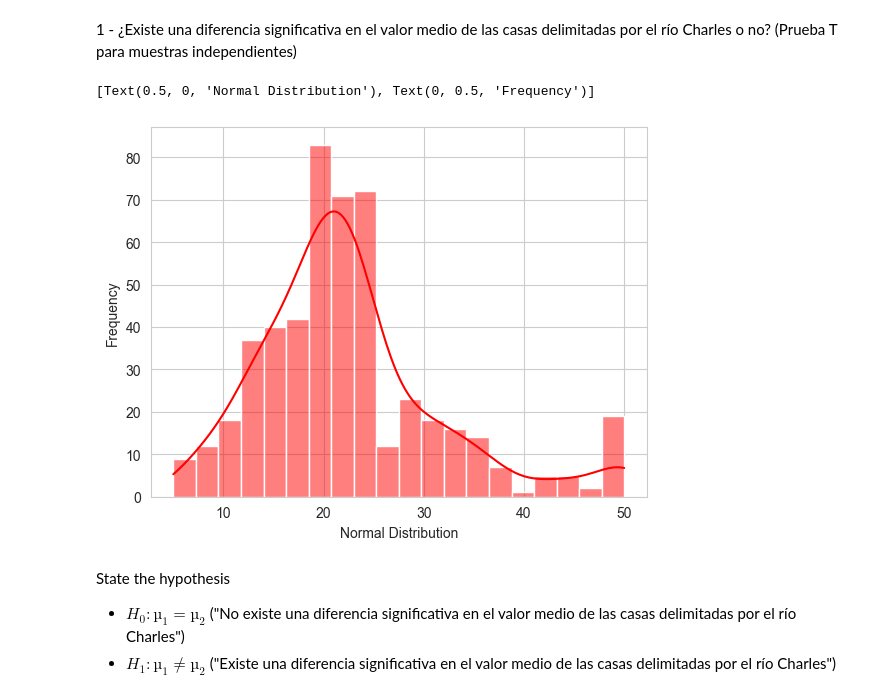
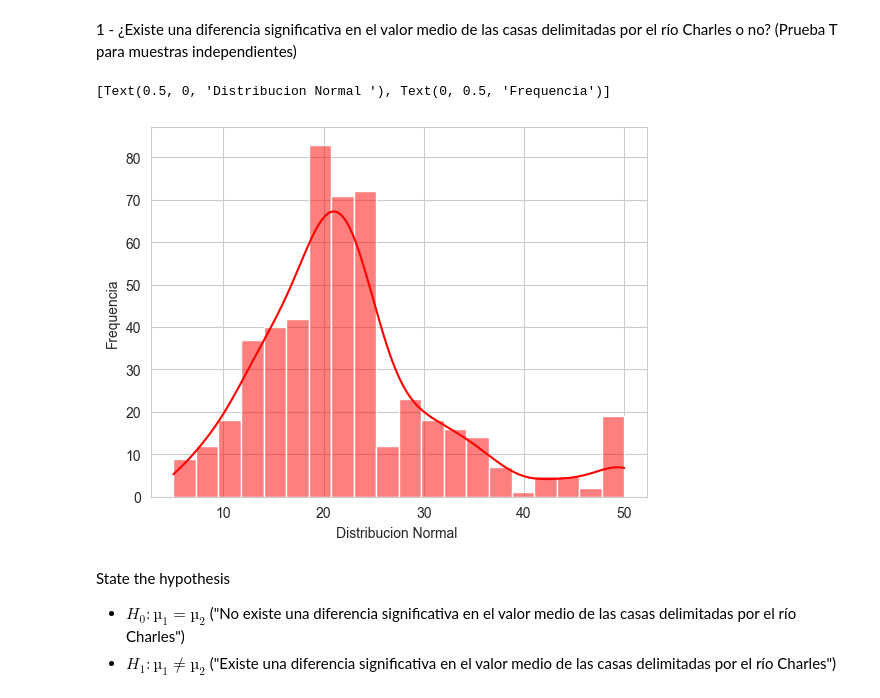
Before and after one commit to gdagatti/Tarea_Modulo7_GermanDagatti, a Jupyter notebook: TP_DAGATTI.ipynb, the cells around one changed output. Saved outputs shown, nothing was run; the diff lists cells and outputs as text; code cells hidden in the pictures.

```diff
--- a/TP_DAGATTI.ipynb
+++ b/TP_DAGATTI.ipynb
@@ -165,12 +179,12 @@ Asegúrese de:
 # %%
 ax = sns.histplot(boston_df['MEDV'],
                   bins=20,
                   kde=True,
                   color='red')
-ax.set(xlabel='Normal Distribution', ylabel='Frequency')
+ax.set(xlabel='Distribucion Normal ', ylabel='Frequencia')
 # %% [output]
-[Text(0.5, 0, 'Normal Distribution'), Text(0, 0.5, 'Frequency')]
+[Text(0.5, 0, 'Distribucion Normal '), Text(0, 0.5, 'Frequencia')]
-[figure, old version]
+[figure, new version]
 # %% [markdown]
 State the hypothesis
 * $H_0: µ_1 = µ_2$ ("No existe una diferencia significativa en el valor medio de las casas delimitadas por el río Charles")
```
Also changed, not shown: parts of 12 cells of this notebook.
